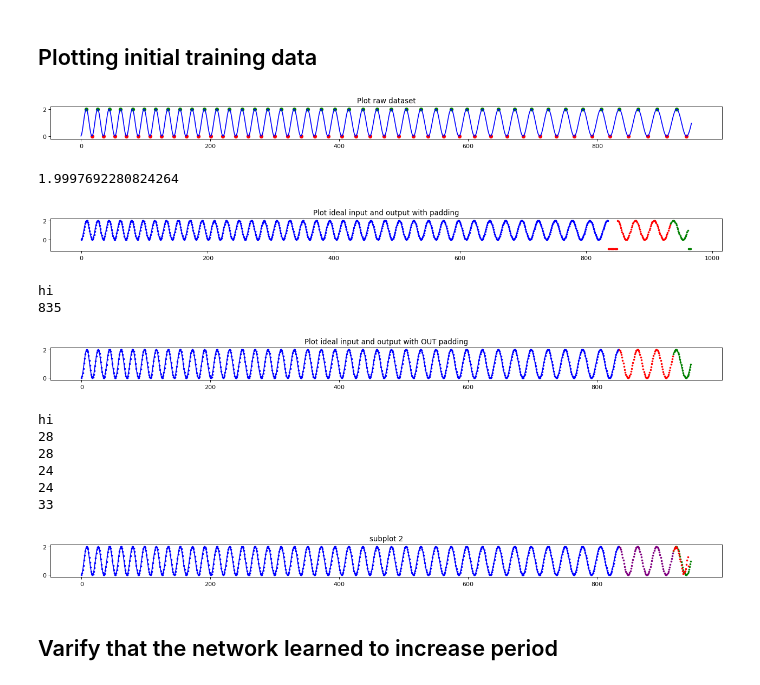
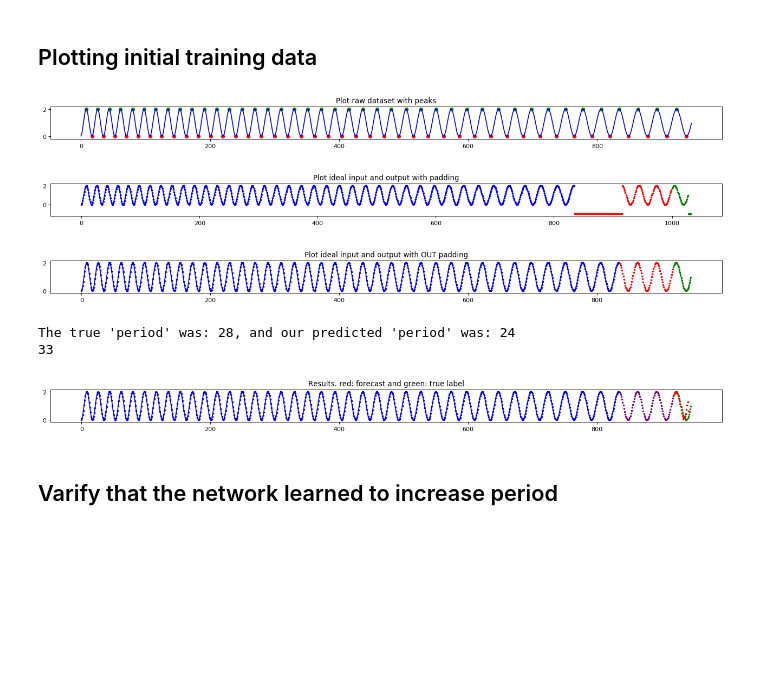
Before and after one commit to Columbia-Creative-Machines-Lab/muscle-prediction, a Jupyter notebook: preliminary_forecasting/LSTM_variable_predictions.ipynb, the cells around one changed output. Drawn from its saved outputs; the diff is of its cells as text; code cells hidden in the pictures; blank space fills up the shorter version.

```diff
--- a/preliminary_forecasting/LSTM_variable_predictions.ipynb
+++ b/preliminary_forecasting/LSTM_variable_predictions.ipynb
@@ -118,6 +125,8 @@ def generate_dataset(data, peak_indices, x_cycles=5, y_cycles=1):
     - So we combine these adjacent to one another and stack all examples vertically
     TODO: We should make the length grow from the inside out; the prev points should extend backwards?***
     #TODO: Maybe dont split the train inside here, maybe just output a train and test var
+    #TODO: Try testing on earlier wave? See if it just predicts something smaller than later wave?
+       We cant use seen data already, so maybe dont train on first 4 waves, and dont train on last 4 waves.
     """
     #Set some variables to use
     smallest_period = peak_indices[1] - peak_indices[0]
@@ -429,7 +438,7 @@ Average RMSE:
 fig=plt.figure(figsize=(20, 1), dpi= 80, facecolor='w', edgecolor='k')
 #Line plot along the true data
 plt.plot([x for x in range(len(data))], data, color="blue")
-plt.title('Plot raw dataset')
+plt.title('Plot raw dataset with peaks')
 
 #Plot the training points in green
 plt.scatter(peak_times, peak_vals, color="green", s=30)
@@ -449,9 +458,6 @@ test_out_raw = test_label.values
 test_out = [test_out_raw[i] for i in range(len(test_out_raw)) if test_out_raw[i] >= 0]
 test_len = len(test_in) + len(test_out) #default_period * 4
 
-print(max(test_in))
-
-
 #Plot the training data and the underlying curve in blue
 train_plot_points= data[:-test_len]
 plt.plot(train_plot_points, color="blue")
@@ -468,7 +474,6 @@ test_label_points = test_label.values
 test_label_xs = [x +(len(train_plot_points)+len(test_input_plot_points)) for x in range(len(test_label_points))]
 plt.scatter(test_label_xs, test_label_points, color="green", s=5)
 plt.show()
-print("hi")
 
 # (3)--------------------To better visualize, we can also remove the unused padding-----------------------------
 
@@ -482,7 +487,6 @@ plt.scatter(train_plot_x, train_plot_points, color="blue", s=5)
 
 #Plot the test example X in red (no padding)
 test_in_xs = [x +len(train_plot_points) for x in range(len(test_in))]
-print(min(test_in_xs))
 plt.scatter(test_in_xs, test_in, color="red", s=5)
 #plt.plot(test_in, test_in_xs, color="red")
 
@@ -491,61 +495,44 @@ test_label_xs = [x +(len(train_plot_points)+len(test_in_xs)) for x in range(len(
 plt.scatter(test_label_xs, test_out, color="green", s=5)
 plt.plot(test_label_xs, test_out, color="green")
 plt.show()
-print("hi")
 
 
 
 
 
 # (4)----Plot the actual results----------------------------------------------------------------
 
 #Plotting the dataframe results
 fig=plt.figure(figsize=(20, 1), dpi= 80, facecolor='w', edgecolor='k')
 
 #Plot the training data and the underlying curve in blue
 plt.plot(train_plot_points, color="blue")
-plt.title('subplot 2')
+plt.title('Results. red: forecast and green: true label')
 plt.scatter(train_plot_x, train_plot_points, color="blue", s=5)
 
 #Plot the test example X in red (no padding)
 plt.scatter(test_in_xs, test_in, color="purple", s=5)
 
 
 #Plot the test target label in green (no padding)
 
 #Remove padding from the prediction
 y_hat_nopad = [y_hat[i] for i in range(len(y_hat)) if y_hat[i] >= 0]
 
 test_label_xs2 = [x +(len(train_plot_points)+len(test_in_xs)) for x in range(len(y_hat_nopad))]
-print(len(test_label_xs))
-print(len(test_out))
-
-print(len(test_label_xs2))
-print(len(y_hat_nopad))
+print("The true 'period' was: " + str(len(test_out))+", and our predicted 'period' was: " + str(len(y_hat_nopad)))
 
 plt.scatter(test_label_xs, test_out, color="green", s=5)
 plt.scatter(test_label_xs2, y_hat_nopad, color="red", s=5)
 
 #plt.plot(y_hat, test_label_xs, color="green")
-
-
-
-
-print(len(y_hat))
 # %% [output]
-[figure, old version]
+[figure, new version]
+[figure, new version]
+[figure]
-1.9997692280824264
+The true 'period' was: 28, and our predicted 'period' was: 24
+33
-[figure, old version]
-hi
-835
-[figure]
-hi
-28
-28
-24
-24
-33
-[figure, old version]
+[figure, new version]
 # %% [markdown]
 ## Varify that the network learned to increase period
 # %%
```
Also changed, not shown: parts of 1 cell of this notebook.
